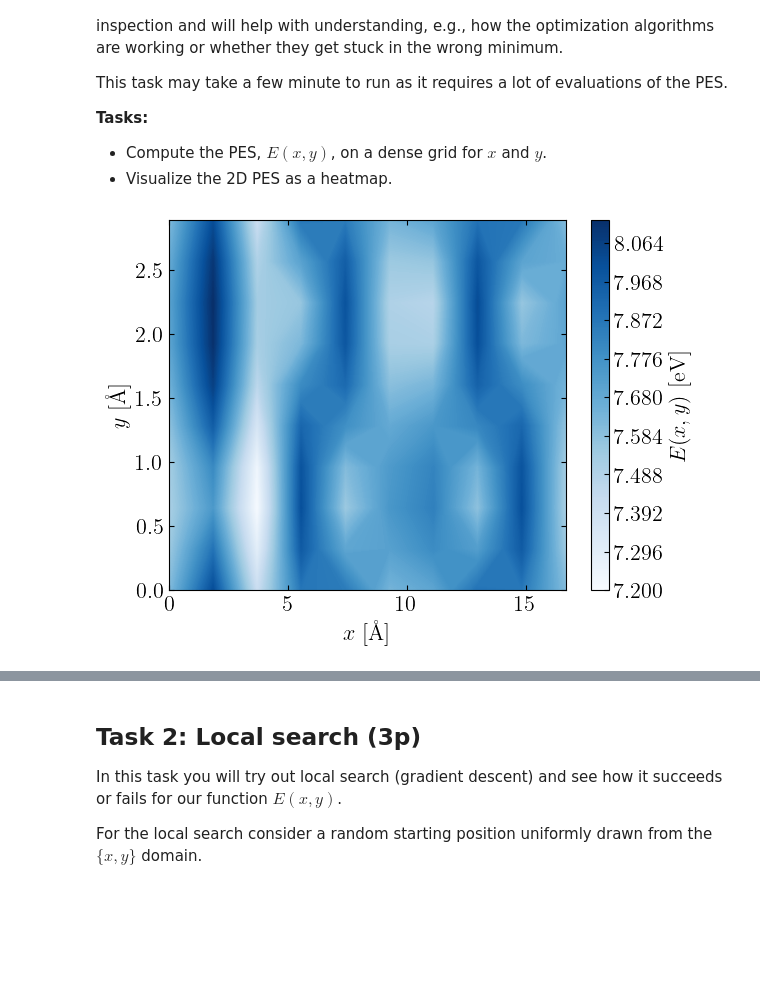
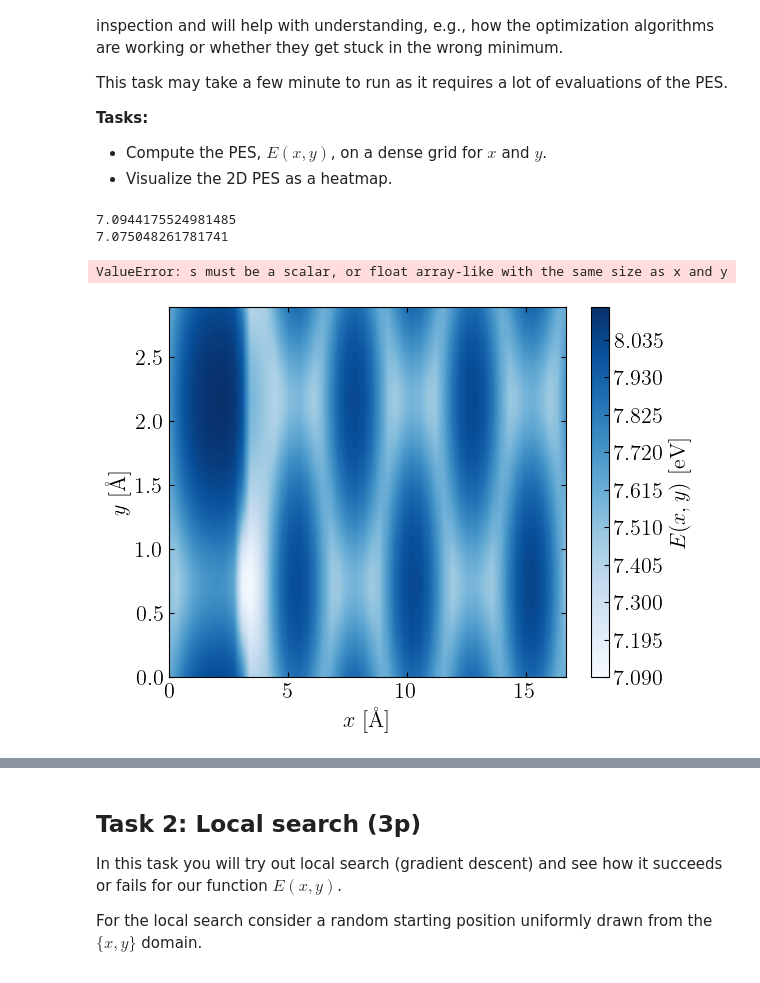
Before and after one commit to j-haralds/Advanced_sim, a Jupyter notebook: project_2b_shared/Jonatan_2b.ipynb, the cells around one changed output, grey strips where cells are left out. Drawn from its saved outputs; the diff is of its cells as text; code cells hidden in the pictures; blank space fills up the shorter version.

```diff
--- a/project_2b_shared/Jonatan_2b.ipynb
+++ b/project_2b_shared/Jonatan_2b.ipynb
@@ -176,7 +179,7 @@ def calculate_adatom_energy(surface, position):
     tuple comprising the energy of the adatom configuration
     """
     # add adatom
-    surface_with_adatom = surface.copy().to_list()
+    surface_with_adatom = surface.copy()
     surface_with_adatom.append(Atom('Au', position))
 
     # attach calculator
@@ -217,11 +220,15 @@ surface = read('structures/surface_supercell.xyz')
 def get_z_max(surface):
     z = surface.positions[:, 2].max() + 3
     return z
+# %%
+def grid_gen(xlim, ylim, size=50):
+    x = np.linspace(xlim[0], xlim[1], size)
+    y = np.linspace(ylim[0], ylim[1], size)
+    X, Y = np.meshgrid(x, y)
+    return X, Y
 # %%
 def contour_generator(xlim, ylim, size=50):
-    x = np.linspace(xlim[0], xlim[1], size)
-    y = np.linspace(ylim[0], ylim[1], size)
-    X, Y = np.meshgrid(x, y)
+    X, Y = grid_gen(xlim, ylim, size)
     Z = np.zeros_like(X)
 
     for i in range(X.shape[0]):
@@ -232,15 +239,26 @@ def contour_generator(xlim, ylim, size=50):
 x_lim = [0,16.65653]
 y_lim = [0, 2.884996]
 
-X,Y,E = contour_generator(x_lim , y_lim, size = 10)#, args = [surface, get_z_max(surface)])
+X,Y,E = contour_generator(x_lim , y_lim, size = 20)#, args = [surface, get_z_max(surface)])
+# %%
+print(np.min(E))
+print(true_mini_fun)
+# %% [output]
+7.0944175524981485
+7.075048261781741
 # %%
 level = 250
+%matplotlib inline
 #plt.contour(X, Y, E, levels=level, alpha=0.25, linewidths=0.25,colors='black')
 plt.contourf(X, Y, E, levels=level, cmap='Blues')
 plt.xlabel('$x$ [Å]')
 plt.ylabel('$y$ [Å]')
 plt.colorbar(label='$E(x,y)$ [eV]')
+plt.scatter(true_mini_x,true_mini_y,'rx')
+plt.show()
+
 #plt.savefig('figs/adatom_energy_contour.pdf')
 # %% [output]
+ValueError: s must be a scalar, or float array-like with the same size as x and y
-[figure, old version]
+[figure, new version]
 # %%
```
Also changed, not shown: parts of 15 cells of this notebook.
